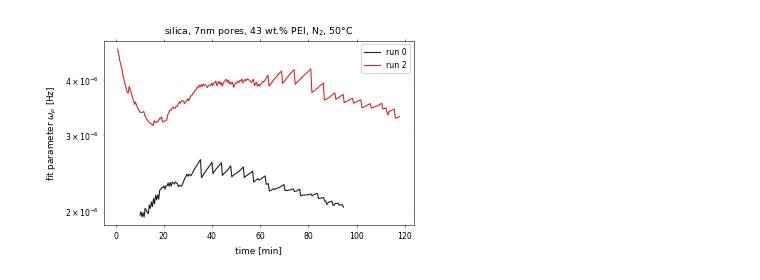
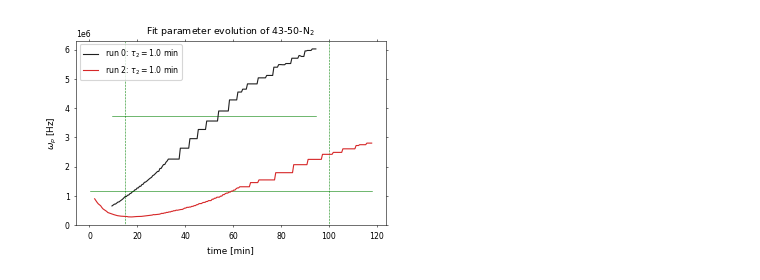
Before and after one commit to zarinelu/pei-dynamics, a Jupyter notebook: PEI43_2x-cole-fit_all-results.ipynb, the cells around one changed output. Drawn from its saved outputs; the diff is of its cells as text; code cells hidden in the pictures.

```diff
--- a/PEI43_2x-cole-fit_all-results.ipynb
+++ b/PEI43_2x-cole-fit_all-results.ipynb
@@ -39,7 +39,8 @@ plt.rcParams.update({'font.size': 7,
 # %%
 ### Import raw data and define measurement specifications
 
-SAMPLE = "silica, 7nm pores, 43 wt.% PEI"
+SAMPLE = "43 wt.% PEI"
+SAMPLE_SHORT = SAMPLE[:2]
 # specify what temperatures where used and in what order
 TEMPS = [70, 50, 30]
 GASES = ["N$_2$", "CO$_2$"]
@@ -59,7 +60,7 @@ GASCHANGE = [[5.0588e+02, 5174.770, 9492.830, 14695.640],
              [0, 5.9944e+03, 1.1229e+04, 1.8612e+04],
              [0, 709+8460, 6469+8460, 6867+8460, 12698+8460]]
 DT = [[0], [0, 18900, 19080], [0, 8460]]
-# indices (columns) of frequency, epsilon' (er), epsilon'' (ei) and time in ascii file
+# columns (indices) of frequency, epsilon' (er), epsilon'' (ei) and time in ascii file
 f_col, er_col, ei_col, t_col = 0, 2, 3, -1
 
 # specify folder and filenames of raw data, files in same order as "TEMPS" above
@@ -94,8 +95,8 @@ def gradient_matrix(y, x) :
     return (y[1:, :] - y[:-1, :]) / (x[1:] - x[:-1])[:, np.newaxis]
 
 
-f_out = [5e5]
-def extract_interpolate_and_derivative(data, num_points=1000):
+f_out = [5e5] # ignore data of these frequencies
+def extract_interpolate_and_derivative(data, num_points=0):
     """
     Extracts lists x_k for every measured data x at a fixed frequency k
     Creates a universal test set of time points
@@ -118,6 +119,9 @@ def extract_interpolate_and_derivative(data, num_points=1000):
         t_k = data[mask][:, t_col]
         initial_test_t = max(initial_test_t, np.min(t_k))
         final_test_t = min(final_test_t, np.max(t_k))
+    if not num_points:
+        num_points = int((final_test_t - initial_test_t) *2)
+
     t_test_set = np.linspace(initial_test_t, final_test_t, num_points)
 
     # er: real part of epsilon; ei: imag. part; t: corresponding measured time
@@ -262,7 +266,7 @@ def plot_parts(ax1, w_, *popt) :
 ### fitting and plotting procedure
 
 # indices of fit parameter omega, used in "fixorder" to make sure the three terms go from low to high frequency
-peak_indices = [2, 5]
+peak_indices = [2, 5, 8]
 def fixorder(p) :
     # fix order of parameters such that peaks are in ascending order
     # old function that might be useful, needs some work
@@ -348,6 +352,8 @@ lnw_ = np.linspace(-0.5, 15.5, 100)
 w_ = np.exp(lnw_)
 f_ = w_/2/np.pi
 
+title_text = "BDS of  "
+
 def plot(w_der, x_der, w, x_i, popt, dt, run, id, fitscore) :
     # whole output routine
 
@@ -371,7 +377,7 @@ def plot(w_der, x_der, w, x_i, popt, dt, run, id, fitscore) :
     ax1.plot(w_, x_der_, color='r')
     plot_parts(ax1, w_, *popt)
     ax1.set_ylim(1/2* np.min(x_der) , 10* np.max(x_der))
-    ax1.set_ylabel("$\\epsilon_{der} = -\\frac{\\pi}{2} ~ \\frac{\\partial\\epsilon'}{\\partial\\ln(\\omega)}$")
+    ax1.set_ylabel("$\\epsilon'_{der}$") # = -\\frac{\\pi}{2} ~ \\frac{\\partial\\epsilon'}{\\partial\\ln(\\omega)}
 
     ax2 = ax1.twinx()
     ax2.set_yscale(yscale)
@@ -381,7 +387,7 @@ def plot(w_der, x_der, w, x_i, popt, dt, run, id, fitscore) :
     ax2.set_ylabel("$\\epsilon''$", color='r')
 
     timestr = "t = " + str(np.round(dt,1)) + " min"
-    title = SAMPLE + "  |  "+ id +"  |  "+timestr
+    title = title_text + SAMPLE_SHORT +'-'+ id + "  at  " + timestr
     plt.title(title)
     ax1.set_xlabel("AC angular frequency $\omega$ [Hz]")
 
@@ -570,51 +585,68 @@ for gas in GASES :
 # %%
-### parameters by temperature
+### parameters by temperature in N2
+
+title_text = "Fit parameter evolution of " + SAMPLE_SHORT +"-"
 
 def exp(x, a, b, c) :
-    return np.exp(-b*(x-a)) + c
+    return a * np.exp(-x/b) + c
+def exp2(x, a, b, c, d, e) :
+    return a * np.exp(-x/b) + c + e * np.exp(-x/d)
 
-for i, parameter in enumerate(p_labels[:-3]) :
-    if i != 2 :
-        continue
+look_at = [0, 1, 2, 3]
+
+for i in look_at :
 
     for temperature in TEMPS :
         temp = str(temperature)
 
         plt.xscale('linear')
-        plt.yscale('log')
+        plt.yscale('linear')
 
         for j, id in enumerate(ID) :
-            if id[3] != "N" or id[0] != temp[0] :#or (id[0]=='3' and id[-1]=='0') :
+            if id[3] != "N" or id[0] != temp[0] or (id[0]=='3' and id[-1]=='0') :
                 continue
+            title_id = id[:-2]
             label = "run " + id[-1]
-            t, p = DT_ALL[j][2:], P_ALL[j][i][2:]
-            #n = np.argmin(a)
-            #t, a = t[n:], a[n:]
-            plt.plot(t, p, label=label, linewidth=1)
-            fitt1 = t < 10
-            fitt2 = t > 15
+            t, p = DT_ALL[j][:], P_ALL[j][i][:]
+            cutoff = 100
+            pltt = t > 2
 
-            fitf = exp
-            try :
-                ldgnd = skdfjsio
-                popt1, _ = curve_fit(fitf, t[fitt1], a[fitt1], bounds=((0., 0., 0.), (i_, i_, i_)))
-                popt2, _ = curve_fit(fitf, t[fitt2], a[fitt2], bounds=((0., 0., 0.), (i_, i_, i_)))
+            if temperature != 70 :
+                fitf = exp
+                start = 15
+                fitt2 = (t > start) & (t < cutoff)
+                try :
+                    popt2, _ = curve_fit(fitf, t[fitt2], p[fitt2], bounds=((-i_, 0., 0.), (i_, i_, i_)))
+                    label += f': $\\tau_2 = ${np.round(popt2[1],1)} min'
 
-                y1 = fitf(t, *popt1)
-                y2 = fitf(t, *popt2)
-                #yp = expp(DT, *popt[:3])
-                #yn = expn(DT, *popt[2:])
-                plt.plot(t, y1, linewidth=0.5, color='b')
-                plt.plot(t, y2, linewidth=0.5, color='g')
-                #plt.plot(DT, yp)
-                #plt.plot(DT, yn)
-            except Exception as err :
-                print(str(type(err))[8:-2], ": ", err)
+                    y2 = fitf(t, *popt2)
+                    plt.plot(t, y2, linewidth=0.5, color='g')
+                except Exception as err :
+                    print(str(type(err))[8:-2], ": ", err)
 
-            plt.title(SAMPLE + ", " + id[3:-2] + ", " + temp + "°C")
+                plt.axvline(start, linestyle=':', color='g')
+                plt.axvline(cutoff, linestyle=':', color='g')
 
+            else :
+                fitf = exp2
+                fitt = t < cutoff
+                try :
+                    popt, _ = curve_fit(fitf, t[fitt], p[fitt], bounds=((-i_, 0., 0., 0., -i_), (i_, i_, i_, i_, i_)))
+                    tau1 = np.round(min(popt[1], popt[3]),1)
+                    tau2 = np.round(max(popt[1], popt[3]),1)
+                    label += f': $\\tau_1 = ${tau1} min | $\\tau_2 = ${tau2} min'
+
+                    y = fitf(t, *popt)
+                    plt.plot(t, y, linewidth=0.5, color='g')
+                except Exception as err :
+                    print(str(type(err))[8:-2], ": ", err)
+
+                plt.axvline(cutoff, linestyle=':', color='g')
+            plt.plot(t[pltt], p[pltt], label=label, linewidth=1)
+
+        plt.title(title_text + title_id)
         plt.xlabel("time [min]")
-        plt.ylabel("fit parameter " + parameter)
+        plt.ylabel(parameter)
         plt.legend()
         #plt.savefig("results20/omegaevo/"+gas+" "+temp+".png", bbox_inches='tight')
         plt.show()
@@ -627 +655 @@ NameError :  name 'skdfjsio' is not defined
-[figure, old version]
+[figure, new version]
```
Also changed, not shown: parts of 6 cells of this notebook, 3 other files.
